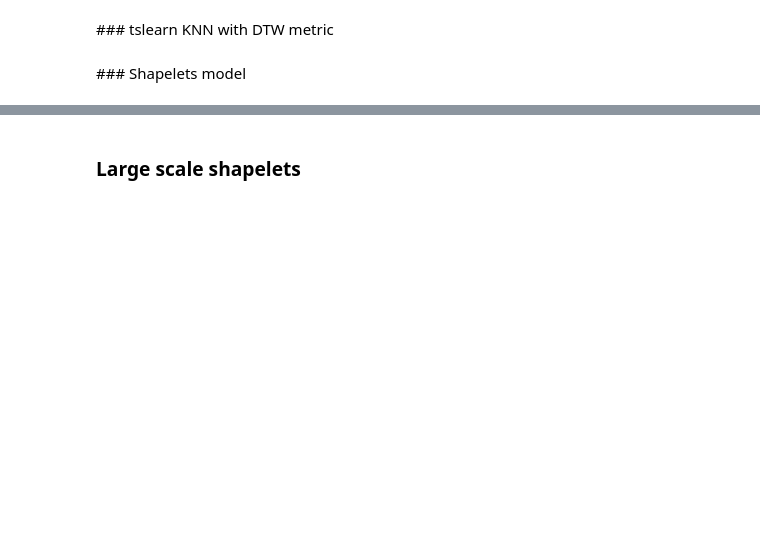
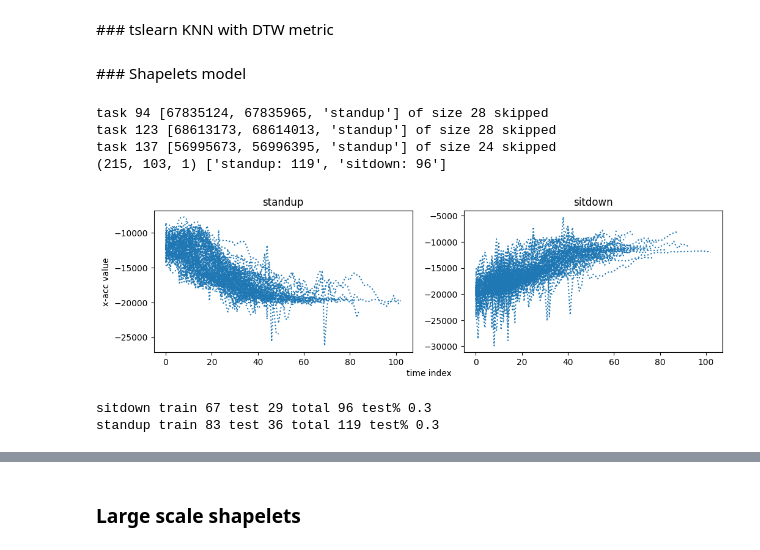
Before and after one commit to ia-p16/tslearn-workshop-2026, a Jupyter notebook: workshop.ipynb, the cells around one changed output, grey strips where cells are left out. Drawn from its saved outputs; the diff is of its cells as text; code cells hidden in the pictures; blank space fills up the shorter version.

```diff
--- a/workshop.ipynb
+++ b/workshop.ipynb
@@ -211,25 +246,35 @@ visualize_classification_results(knn_euclidean_clf, test_labels, y_pred_euclidea
 ### Shapelets model
 # %%
 task_labels = ["standup", "sitdown"]
-volunteers =  [1]
+volunteers =  [1, 2, 3, 4, 8, 9, 10]
 n_classes = len(task_labels)
 imus = ["rt"]
 features = ["x-acc"]
 
-dataset, tasks = get_X_y(volunteers=volunteers, imus=imus, features=features, task_labels=task_labels)
+dataset, tasks = get_X_y(volunteers=volunteers, imus=imus, features=features, task_labels=task_labels, min_size=30)
 labels = np.array(tasks)[:, 2]
 print(dataset.shape, [f"{task_label}: {np.count_nonzero(labels == task_label)}" for task_label in task_labels])
-
-import matplotlib.pyplot as plt
-fig, axs = plt.subplots(1, n_classes, figsize=(12, 4.8))
-colors = plt.get_cmap("tab10").colors
-linestyles = [":", "-"]
-
-for i in range(n_classes):
-    for x in dataset[labels==task_labels[i]]:
-        for imu_index in range(len(imus)):
-            for feature_index in range(len(features)):
-                axs[i].plot(x[..., feature_index + imu_index * len(features)], linestyle=linestyles[imu_index], color=colors[feature_index])
+# %% [output]
+task 94 [67835124, 67835965, 'standup'] of size 28 skipped
+task 123 [68613173, 68614013, 'standup'] of size 28 skipped
+task 137 [56995673, 56996395, 'standup'] of size 24 skipped
+(215, 103, 1) ['standup: 119', 'sitdown: 96']
+# %%
+# Visualize data
+import matplotlib.pyplot as plt
+fig, axs = plt.subplots(1, n_classes, figsize=(12, 3))
+fig.text(0.5, -0.02, 'time index', ha='center')
+axs[0].set_ylabel('x-acc value')
+colors = plt.get_cmap("tab10").colors
+
+for i in range(n_classes):
+    for x in dataset[labels==task_labels[i]]:
+        for imu_index in range(len(imus)):
+            for feature_index in range(len(features)):
+                axs[i].set_title(task_labels[i])
+                axs[i].plot(x[..., feature_index + imu_index * len(features)], linestyle=':', color=colors[feature_index])
+# %% [output]
+[figure, added]
 # %%
 from sklearn.model_selection import train_test_split
 train_data, test_data, train_labels, test_labels = train_test_split(
@@ -241,5 +286,8 @@ for x in np.unique(labels):
           "test", len(np.argwhere(test_labels==x)),
           "total", len(np.argwhere(labels==x)),
           "test%", np.round((len(np.argwhere(test_labels==x)) / len(np.argwhere(labels==x))), 2) if len(np.argwhere(labels==x)) > 0 else 0.0)
+# %% [output]
+sitdown train 67 test 29 total 96 test% 0.3
+standup train 83 test 36 total 119 test% 0.3
 # %%
 from tslearn.shapelets import LearningShapelets
```
Also changed, not shown: parts of 17 cells of this notebook.
